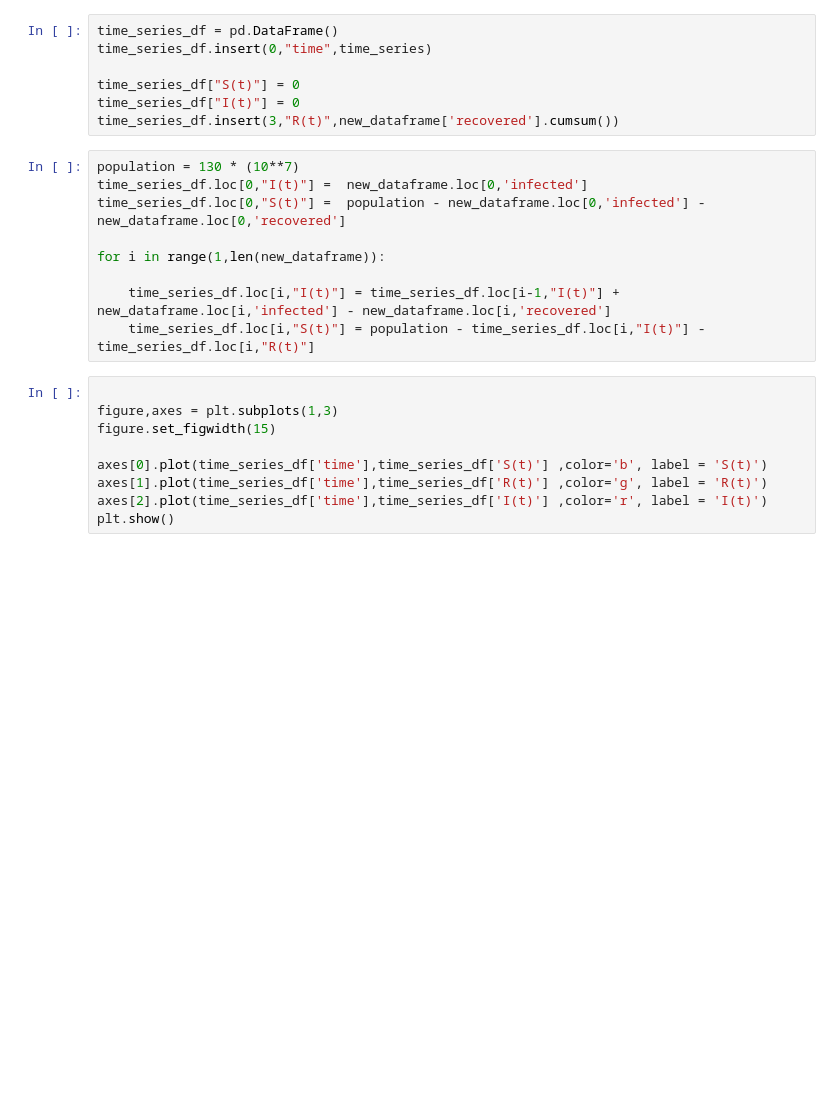
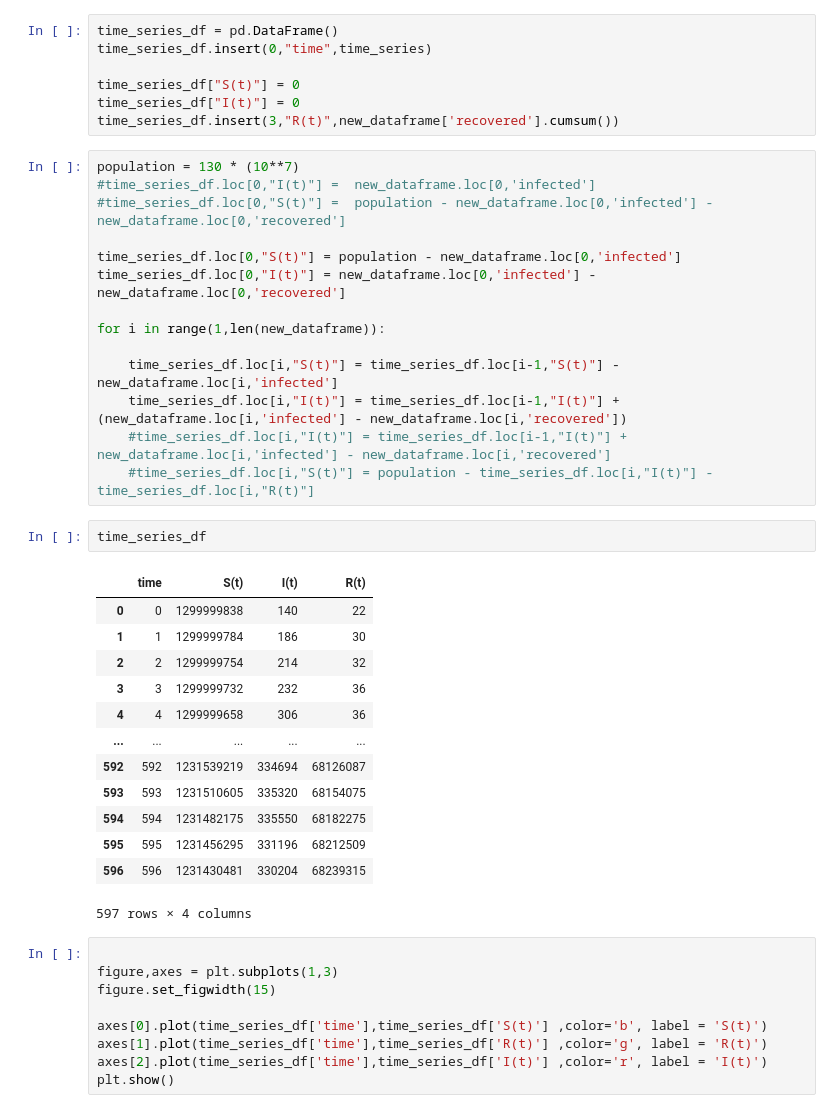
Before and after one commit to JACOBIN-SCTCS/Numerical-Optimization, a Jupyter notebook: Assignment1/sol.ipynb, the cells around one changed output. Saved outputs shown, nothing was run; the diff lists cells and outputs as text; blank space fills up the shorter version.

```diff
--- a/Assignment1/sol.ipynb
+++ b/Assignment1/sol.ipynb
@@ -266,13 +277,34 @@ time_series_df["I(t)"] = 0
 time_series_df.insert(3,"R(t)",new_dataframe['recovered'].cumsum())
 # %%
 population = 130 * (10**7)
-time_series_df.loc[0,"I(t)"] =  new_dataframe.loc[0,'infected']
-time_series_df.loc[0,"S(t)"] =  population - new_dataframe.loc[0,'infected'] - new_dataframe.loc[0,'recovered']
+#time_series_df.loc[0,"I(t)"] =  new_dataframe.loc[0,'infected']
+#time_series_df.loc[0,"S(t)"] =  population - new_dataframe.loc[0,'infected'] - new_dataframe.loc[0,'recovered']
+
+time_series_df.loc[0,"S(t)"] = population - new_dataframe.loc[0,'infected']
+time_series_df.loc[0,"I(t)"] = new_dataframe.loc[0,'infected'] - new_dataframe.loc[0,'recovered']
 
 for i in range(1,len(new_dataframe)):
 
-    time_series_df.loc[i,"I(t)"] = time_series_df.loc[i-1,"I(t)"] + new_dataframe.loc[i,'infected'] - new_dataframe.loc[i,'recovered']
-    time_series_df.loc[i,"S(t)"] = population - time_series_df.loc[i,"I(t)"] - time_series_df.loc[i,"R(t)"]
+    time_series_df.loc[i,"S(t)"] = time_series_df.loc[i-1,"S(t)"] - new_dataframe.loc[i,'infected']
+    time_series_df.loc[i,"I(t)"] = time_series_df.loc[i-1,"I(t)"] + (new_dataframe.loc[i,'infected'] - new_dataframe.loc[i,'recovered'])
+    #time_series_df.loc[i,"I(t)"] = time_series_df.loc[i-1,"I(t)"] + new_dataframe.loc[i,'infected'] - new_dataframe.loc[i,'recovered']
+    #time_series_df.loc[i,"S(t)"] = population - time_series_df.loc[i,"I(t)"] - time_series_df.loc[i,"R(t)"]
+# %%
+time_series_df
+# %% [output]
+|  | time | S(t) | I(t) | R(t) |
+| 0 | 0 | 1299999838 | 140 | 22 |
+| 1 | 1 | 1299999784 | 186 | 30 |
+| 2 | 2 | 1299999754 | 214 | 32 |
+| 3 | 3 | 1299999732 | 232 | 36 |
+| 4 | 4 | 1299999658 | 306 | 36 |
+| ... | ... | ... | ... | ... |
+| 592 | 592 | 1231539219 | 334694 | 68126087 |
+| 593 | 593 | 1231510605 | 335320 | 68154075 |
+| 594 | 594 | 1231482175 | 335550 | 68182275 |
+| 595 | 595 | 1231456295 | 331196 | 68212509 |
+| 596 | 596 | 1231430481 | 330204 | 68239315 |
+597 rows × 4 columns
 # %%
 
 figure,axes = plt.subplots(1,3)
```
Also changed, not shown: parts of 24 cells of this notebook.
